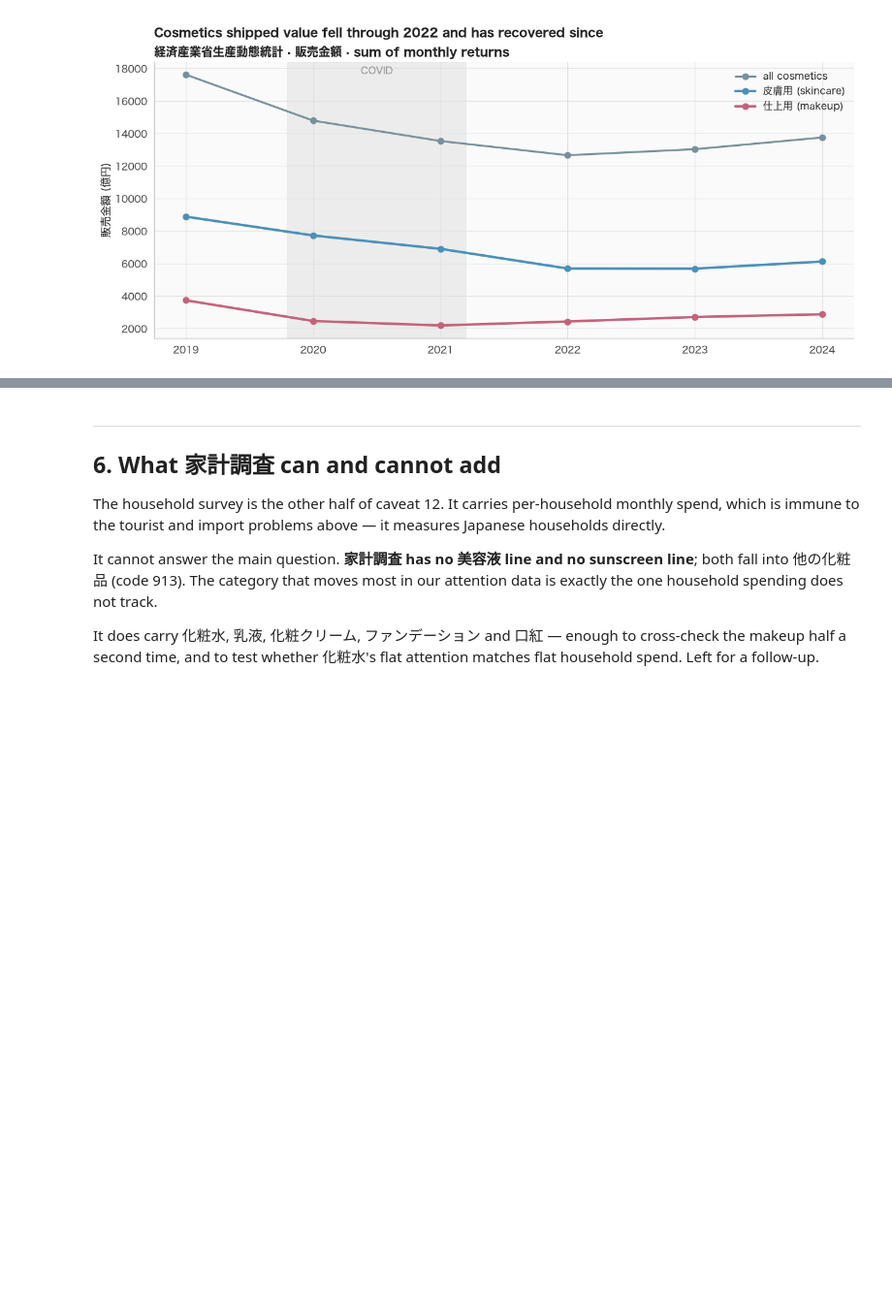
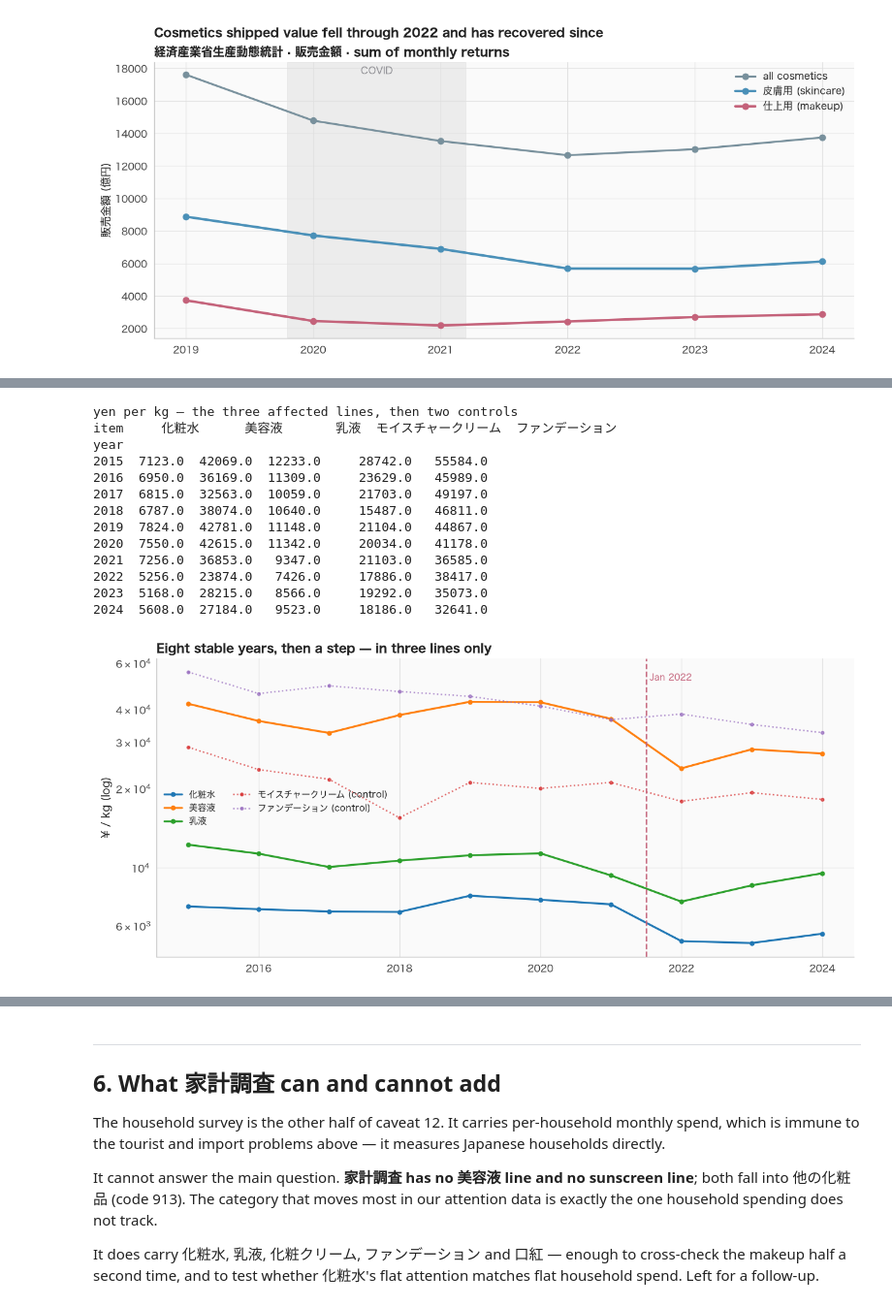
Before and after one commit to Stan-DS-Z/beauty-pulse, a Jupyter notebook: notebooks/NB04b_consumer_statistics.ipynb, the cells around one changed output, grey strips where cells are left out. Shown at 97% size. Drawn from its saved outputs; the diff is of its cells as text; code cells hidden in the pictures; blank space fills up the shorter version.

```diff
--- a/notebooks/NB04b_consumer_statistics.ipynb
+++ b/notebooks/NB04b_consumer_statistics.ipynb
@@ -288,0 +373,43 @@ plt.show()
+# %%
+# 4. A level shift, or a trend? Yen per kg back to 2015. Pre-2019 exists only
+#    as annual rows, so monthly wins where both exist and the seam is at 2019.
+ann = lambda m: (df[(df.measure == m) & (df.month == 0)]
+                 .pivot_table(index='year', columns='item', values='value'))
+mon = lambda m: (df[(df.measure == m) & (df.month > 0)]
+                 .groupby(['year','item'])['value'].sum().unstack())
+# combine_first keeps the caller's values and fills the gaps: monthly wins for
+# 2019 on, the annual 時系列表 rows supply 2015-2018, and no year mixes the two.
+V = mon('販売金額').combine_first(ann('販売金額'))
+Q = mon('販売数量').combine_first(ann('販売数量'))
+ppk = (V * 1000 / Q)
+
+SHOW = AFFECTED + ['モイスチャークリーム', 'ファンデーション']   # last two are controls
+print('yen per kg — the three affected lines, then two controls')
+print(ppk[SHOW].round(0).to_string())
+
+fig, ax = fig_ax(11, 5)
+for it in AFFECTED:
+    ax.plot(ppk.index, ppk[it], marker='o', ms=4, lw=2, label=it)
+for it in ['モイスチャークリーム', 'ファンデーション']:
+    ax.plot(ppk.index, ppk[it], marker='o', ms=3, lw=1.5, ls=':', alpha=.7, label=f'{it} (control)')
+ax.axvline(BREAK - 0.5, color='#C4627A', ls='--', lw=1.5)
+ax.text(BREAK - 0.45, ax.get_ylim()[1]*0.95, f'Jan {BREAK}', color='#C4627A', fontsize=9, va='top')
+ax.set_yscale('log'); ax.set_ylabel('¥ / kg (log)')
+ax.set_title('Eight stable years, then a step — in three lines only', fontsize=12, loc='left')
+ax.legend(fontsize=9, frameon=False, ncol=2)
+plt.tight_layout(); plt.show()
+# %% [output]
+yen per kg — the three affected lines, then two controls
+item     化粧水      美容液       乳液  モイスチャークリーム  ファンデーション
+year
+2015  7123.0  42069.0  12233.0     28742.0   55584.0
+2016  6950.0  36169.0  11309.0     23629.0   45989.0
+2017  6815.0  32563.0  10059.0     21703.0   49197.0
+2018  6787.0  38074.0  10640.0     15487.0   46811.0
+2019  7824.0  42781.0  11148.0     21104.0   44867.0
+2020  7550.0  42615.0  11342.0     20034.0   41178.0
+2021  7256.0  36853.0   9347.0     21103.0   36585.0
+2022  5256.0  23874.0   7426.0     17886.0   38417.0
+2023  5168.0  28215.0   8566.0     19292.0   35073.0
+2024  5608.0  27184.0   9523.0     18186.0   32641.0
+[figure, added]
```
Also changed, not shown: parts of 13 cells of this notebook, 2 other files.
